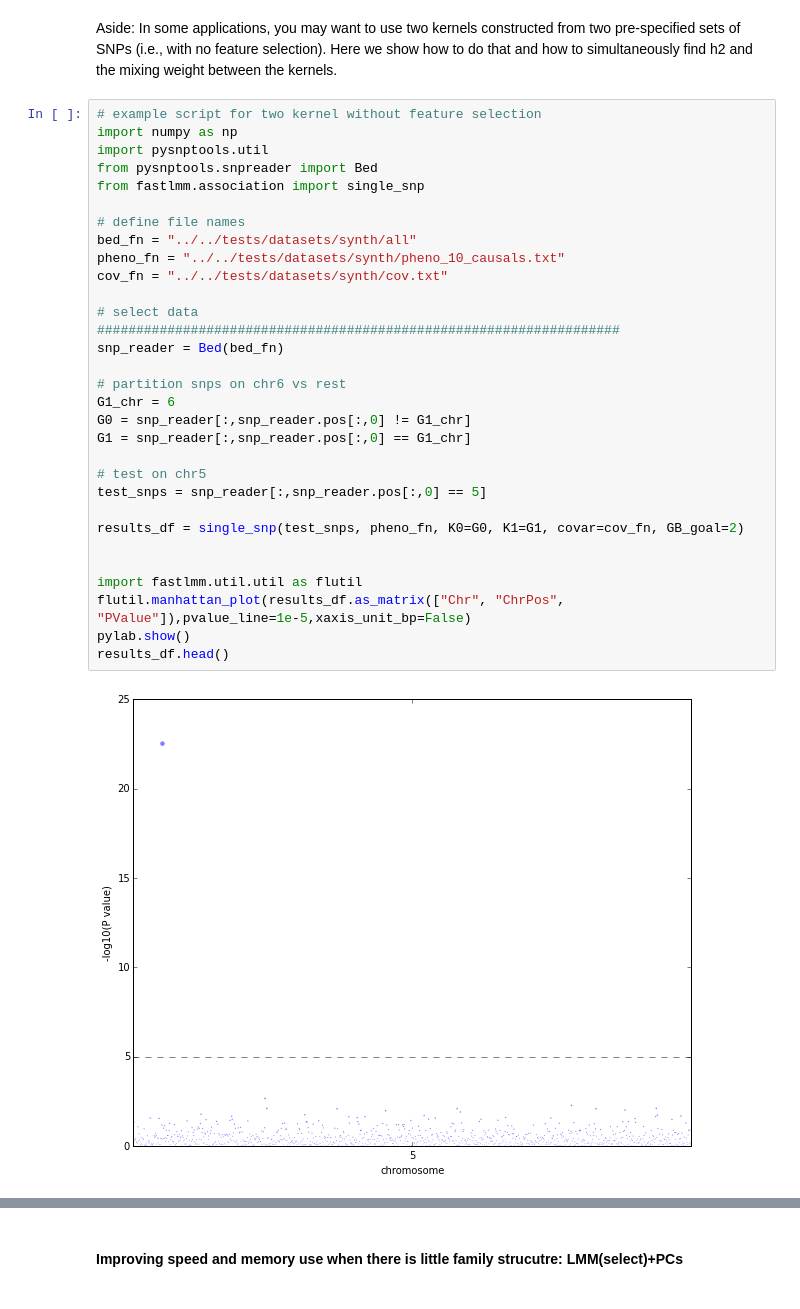
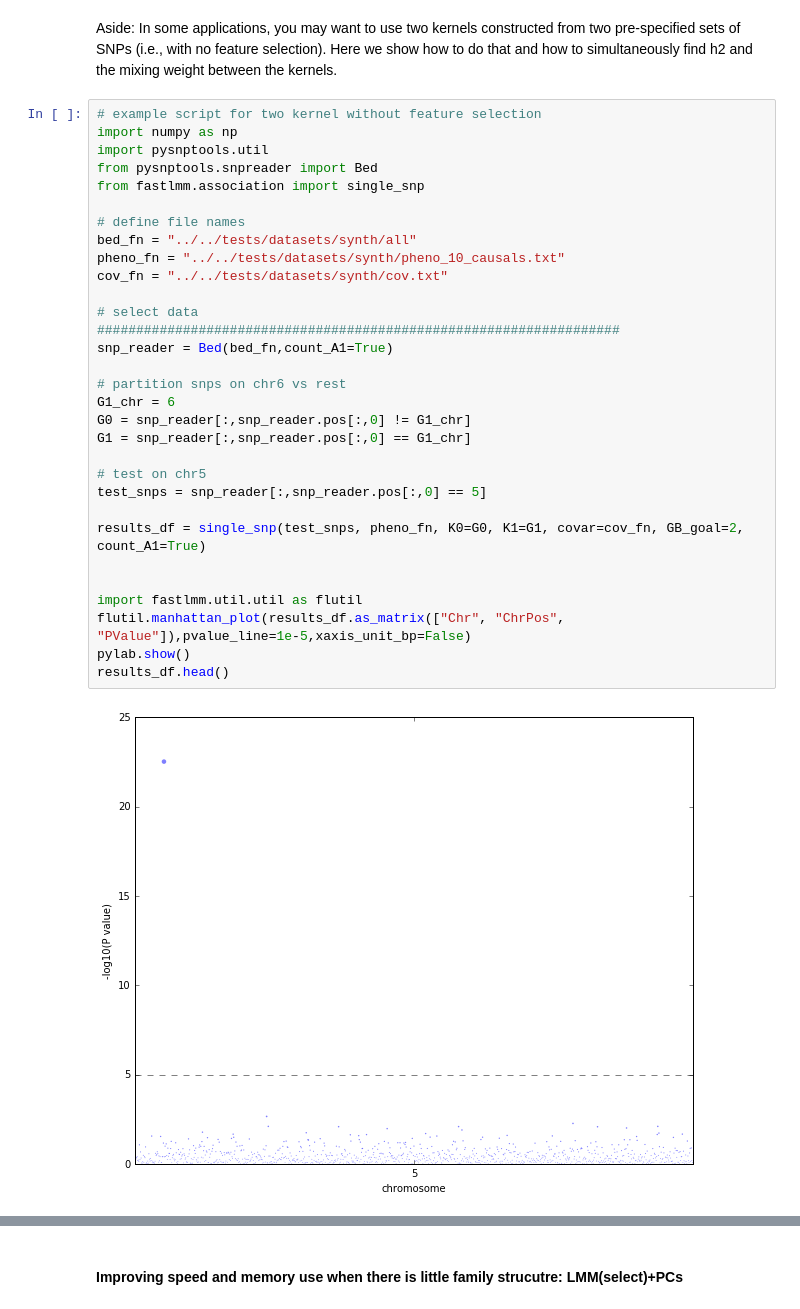
Before and after one commit to limix/FaST-LMM, a Jupyter notebook: doc/ipynb/FaST-LMM.ipynb, the cells around one changed output, grey strips where cells are left out. Cells and saved outputs as stored; diff of their text form.

```diff
--- a/doc/ipynb/FaST-LMM.ipynb
+++ b/doc/ipynb/FaST-LMM.ipynb
@@ -155,34 +145,34 @@ Aside: In some applications, you may want to use two kernels constructed from tw
 # %%
 # example script for two kernel without feature selection
 import numpy as np
 import pysnptools.util
 from pysnptools.snpreader import Bed
 from fastlmm.association import single_snp
 
 # define file names
 bed_fn = "../../tests/datasets/synth/all"
 pheno_fn = "../../tests/datasets/synth/pheno_10_causals.txt"
 cov_fn = "../../tests/datasets/synth/cov.txt"
 
 # select data
 ###################################################################
-snp_reader = Bed(bed_fn)
+snp_reader = Bed(bed_fn,count_A1=True)
 
 # partition snps on chr6 vs rest
 G1_chr = 6
 G0 = snp_reader[:,snp_reader.pos[:,0] != G1_chr]
 G1 = snp_reader[:,snp_reader.pos[:,0] == G1_chr]
 
 # test on chr5
 test_snps = snp_reader[:,snp_reader.pos[:,0] == 5]
 
-results_df = single_snp(test_snps, pheno_fn, K0=G0, K1=G1, covar=cov_fn, GB_goal=2)
+results_df = single_snp(test_snps, pheno_fn, K0=G0, K1=G1, covar=cov_fn, GB_goal=2, count_A1=True)
 
 
 import fastlmm.util.util as flutil
 flutil.manhattan_plot(results_df.as_matrix(["Chr", "ChrPos", "PValue"]),pvalue_line=1e-5,xaxis_unit_bp=False)
 pylab.show()
 results_df.head()
 # %% [output]
-[figure, old version]
+[figure, new version]
 |  | sid_index | SNP | Chr | GenDist | ChrPos | PValue | SnpWeight | SnpWeightSE | SnpFractVarExpl | ... |
```
Also changed, not shown: parts of 8 cells of this notebook, 28 other files.
